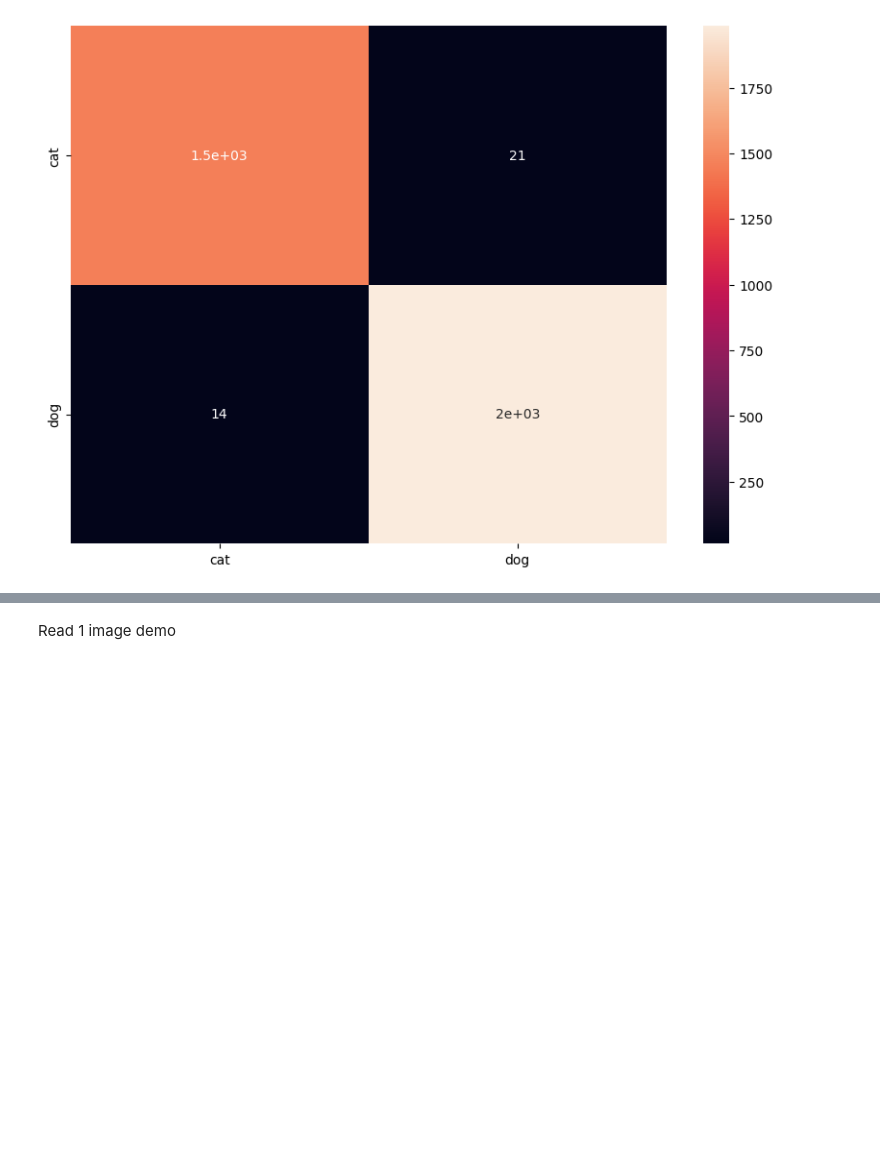
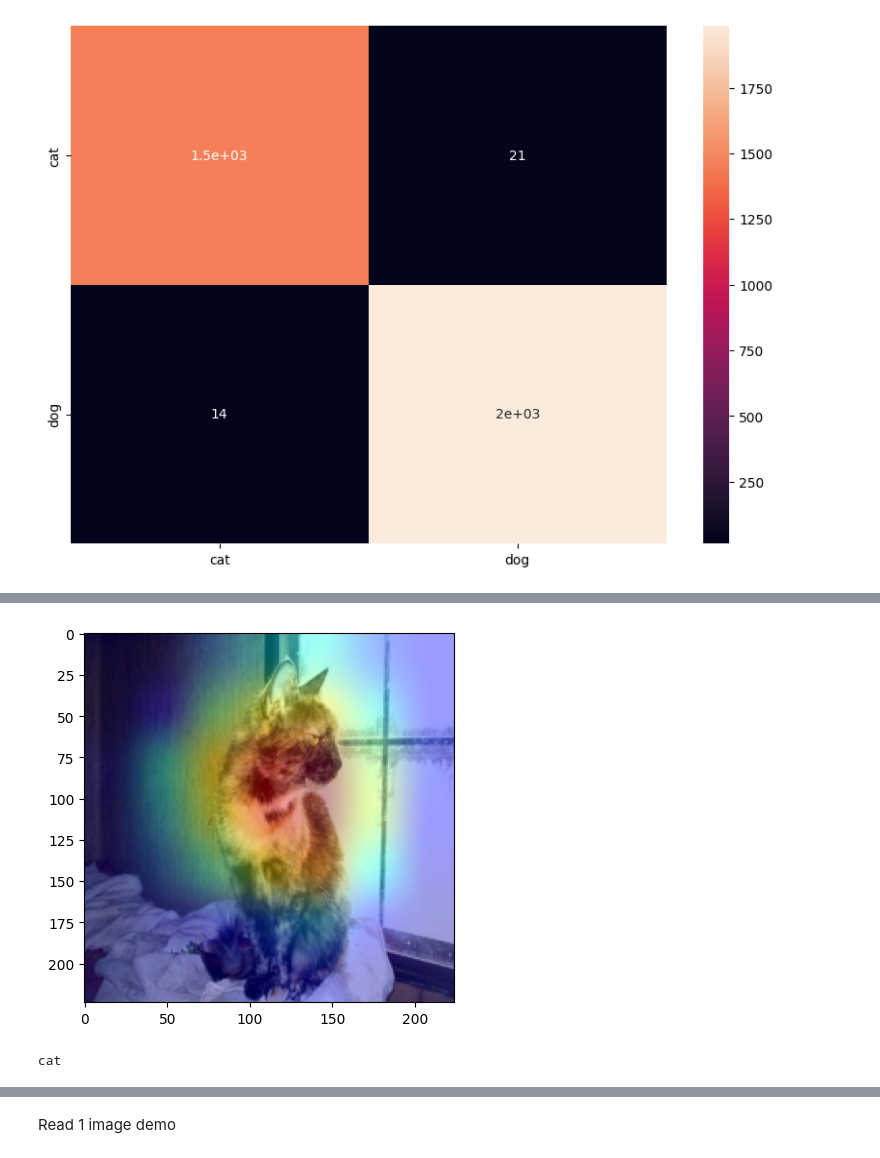
Before and after one commit to DanielTruong9/Demo, a Jupyter notebook: ClassificationDemo.ipynb, the cells around one changed output, grey strips where cells are left out. Cells and saved outputs as stored; diff of their text form; code cells hidden in the pictures; blank space fills up the shorter version.

```diff
--- a/ClassificationDemo.ipynb
+++ b/ClassificationDemo.ipynb
@@ -163,6 +161,8 @@ Epoch 20/20
 251/251 [==============================] - 67s 266ms/step - loss: 0.0384 - accuracy: 0.9886
 # %%
 model.save('/content/drive/MyDrive/Demo/DogCatChecker.h5')
+# %%
+model = tf.keras.models.load_model('/content/drive/MyDrive/Demo/DogCatChecker.h5')
 # %%
 results = model.evaluate(test_images, verbose=0)
 
@@ -255,0 +336,10 @@ sn.heatmap(df_cm, annot=True)
+# %%
+class_dict = {0:'cat', 1:'dog'}
+X, Y = test_images.next()
+image = X[0:0+1]
+predict_class = model.predict(image)
+predict_class = class_dict[np.argmax(predict_class)]
+heatmap = make_gradcam_heatmap(image, model, "block14_sepconv2_act")
+display_gradcam(image[0], heatmap)
+print(predict_class)
+# %% [output]
@@ -255,0 +347,2 @@ sn.heatmap(df_cm, annot=True)
+[figure, added]
+cat
```
Also changed, not shown: parts of 5 cells of this notebook.
